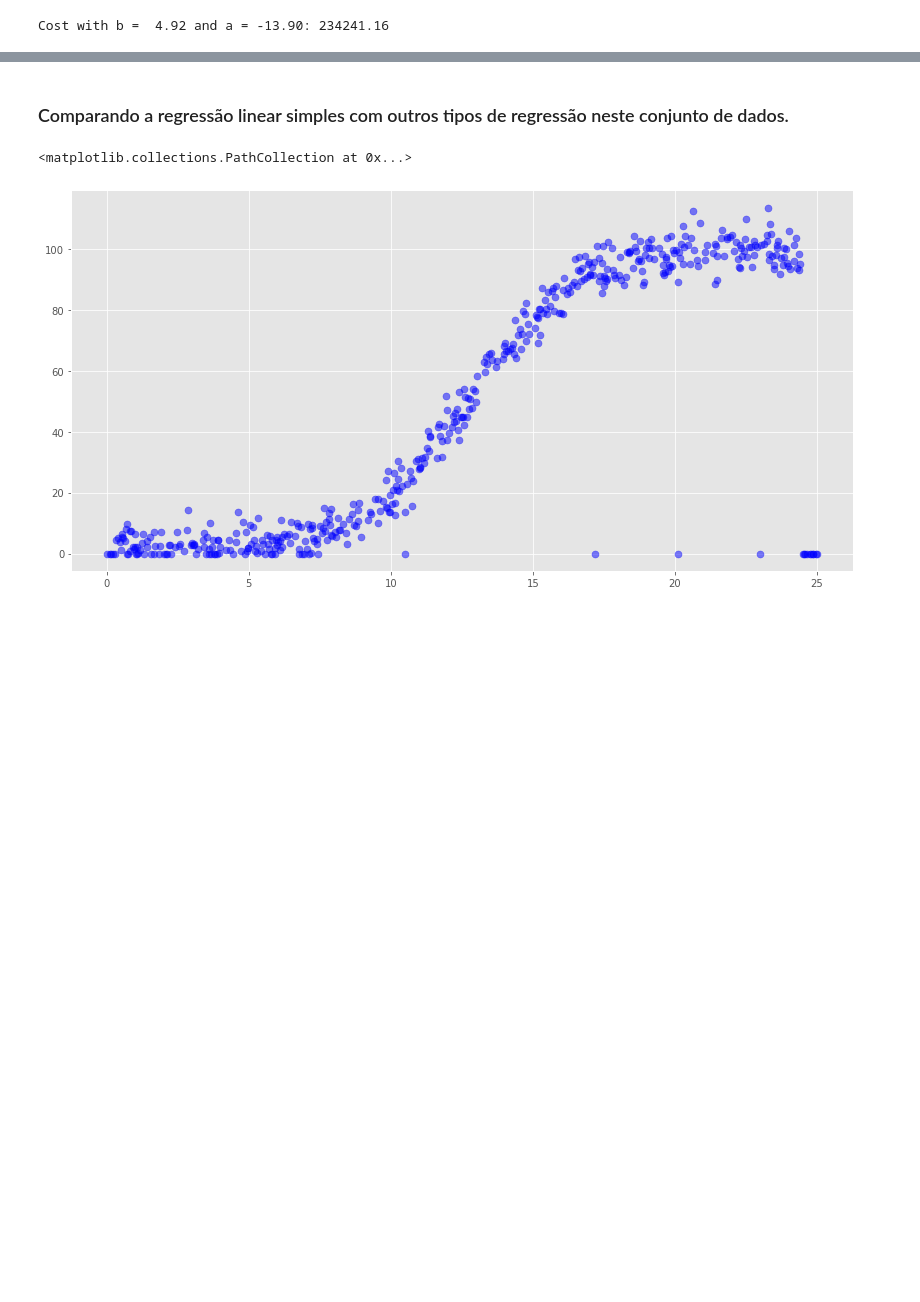
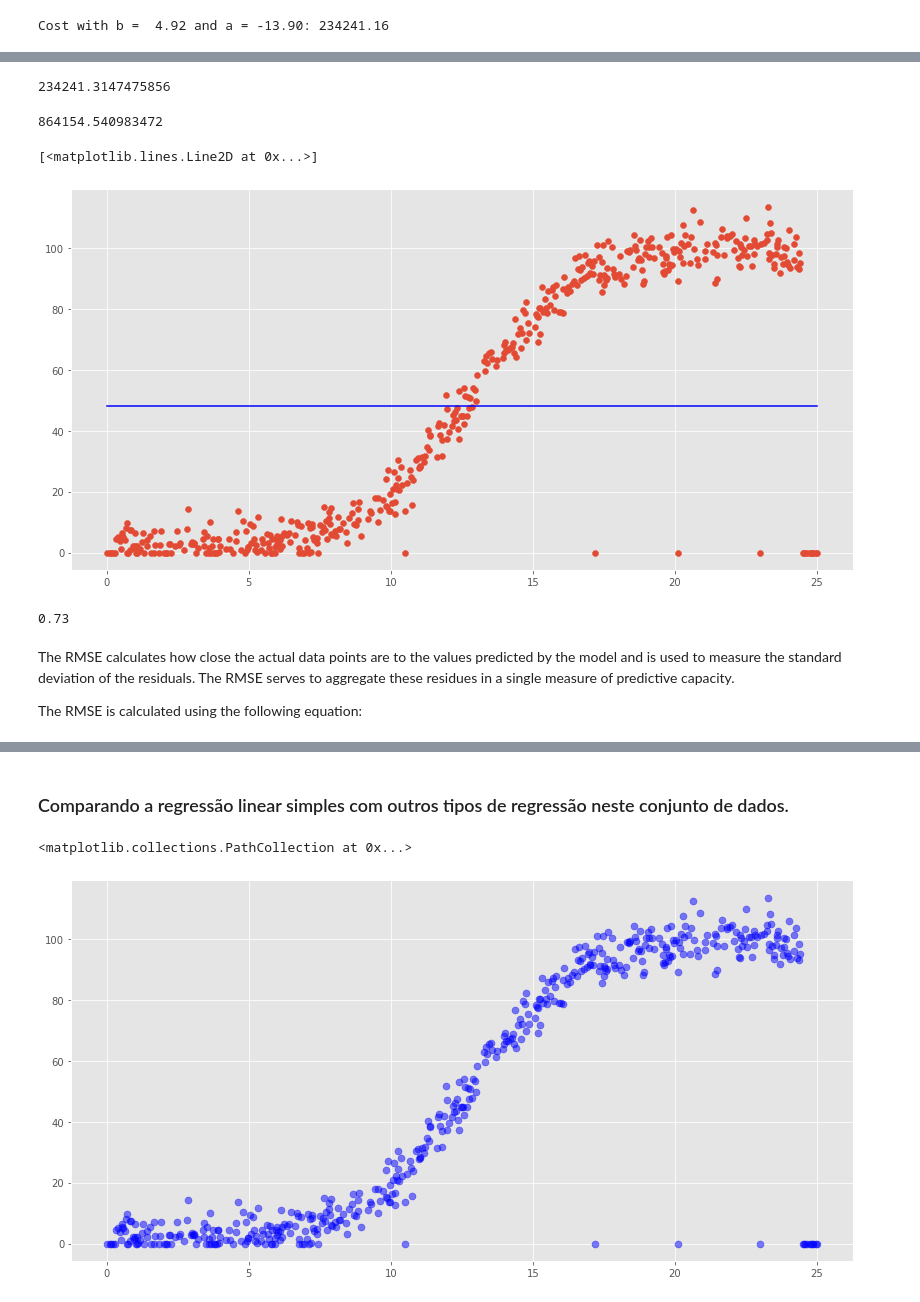
Before and after one commit to claudiamorazzoni/project_fda, a Jupyter notebook: Project - Fundamentals of Data Analysis.ipynb, the cells around one changed output, grey strips where cells are left out. Drawn from its saved outputs; the diff is of its cells as text; code cells hidden in the pictures; blank space fills up the shorter version.

Commit message:
evaluating the model

```diff
--- a/Project - Fundamentals of Data Analysis.ipynb
+++ b/Project - Fundamentals of Data Analysis.ipynb
@@ -361,0 +384,27 @@ Cost with b =  4.92 and a = -13.90: 234241.16
+# %%
+ssr = ((y - pred1)**2).sum()
+ssr
+# %% [output]
+234241.3147475856
+# %%
+sst = ((y-yi_mean)**2).sum()
+sst
+# %% [output]
+864154.540983472
+# %%
+df['yi_mean'] = yi_mean
+# %%
+plt.scatter(x,y)
+plt.plot(x,df['yi_mean'], color='blue')
+# %% [output]
+[<matplotlib.lines.Line2D at 0x...>]
+[figure, added]
+# %%
+r_square = (1 - ssr/sst).round(2)
+r_square # The r-square can explain approximately 73% of the data
+# %% [output]
+0.73
+# %% [markdown]
+The RMSE calculates how close the actual data points are to the values predicted by the model and is used to measure the standard deviation of the residuals. The RMSE serves to aggregate these residues in a single measure of predictive capacity.
+
+The RMSE is calculated using the following equation:
```
Also changed, not shown: parts of 12 cells of this notebook, 2 other files.
